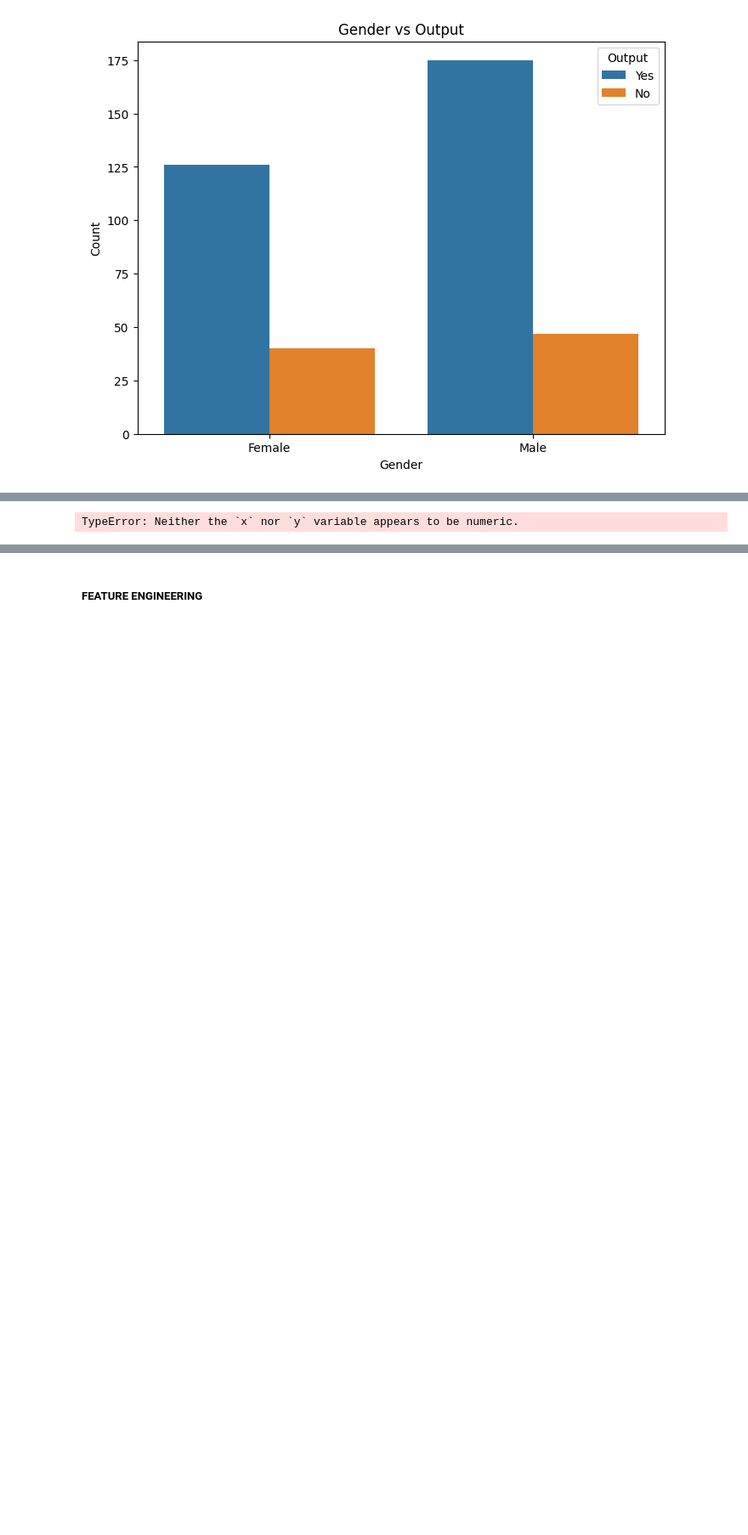
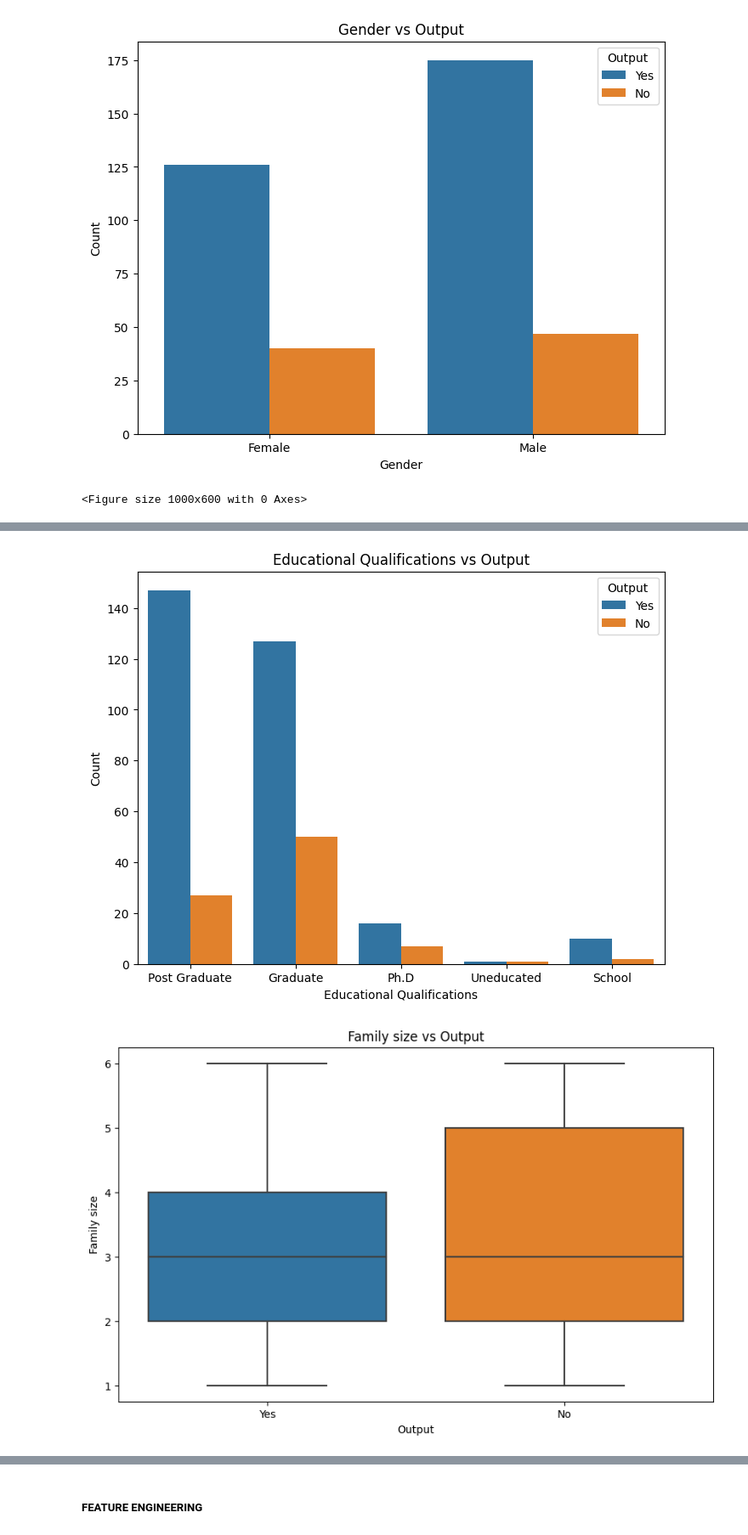
Before and after one commit to kwabenaboateng/ONLINE-FOOD, a Jupyter notebook: online food.ipynb, the cells around one changed output, grey strips where cells are left out. Shown at 85% size. Saved outputs shown, nothing was run; the diff lists cells and outputs as text; code cells hidden in the pictures; blank space fills up the shorter version.

Commit message:
Bivariate and Univariate analysis updated

```diff
--- a/online food.ipynb
+++ b/online food.ipynb
@@ -276,40 +258,36 @@ plt.ylabel('Count')
 plt.xticks(rotation=45)
 plt.show()
 
-# Bivariate analysis for 'Monthly Income' vs 'Output'
-plt.figure(figsize=(10, 6))
-sns.boxplot(x='Output', y='Monthly Income', data=online_food)
-plt.title('Monthly Income vs Output')
-plt.xlabel('Output')
-plt.ylabel('Monthly Income')
-plt.show()
+
 
 # Bivariate analysis for 'Educational Qualifications' vs 'Output'
 plt.figure(figsize=(8, 6))
 sns.countplot(x='Educational Qualifications', hue='Output', data=online_food)
 plt.title('Educational Qualifications vs Output')
 plt.xlabel('Educational Qualifications')
 plt.ylabel('Count')
 plt.show()
 
 # Bivariate analysis for 'Family size' vs 'Output'
 plt.figure(figsize=(10, 6))
 sns.boxplot(x='Output', y='Family size', data=online_food)
 plt.title('Family size vs Output')
 plt.xlabel('Output')
 plt.ylabel('Family size')
 plt.show()
 
 # Bivariate analysis for 'Feedback' vs 'Output'
 plt.figure(figsize=(8, 6))
 sns.countplot(x='Feedback', hue='Output', data=online_food)
 plt.title('Feedback vs Output')
 plt.xlabel('Feedback')
 plt.ylabel('Count')
 plt.show()
 # %% [output]
+<Figure size 1000x600 with 0 Axes>
 [figure]
 [figure]
 [figure]
 [figure]
-TypeError: Neither the `x` nor `y` variable appears to be numeric.
+[figure, added]
+[figure, added]
```
Also changed, not shown: parts of 11 cells of this notebook.
